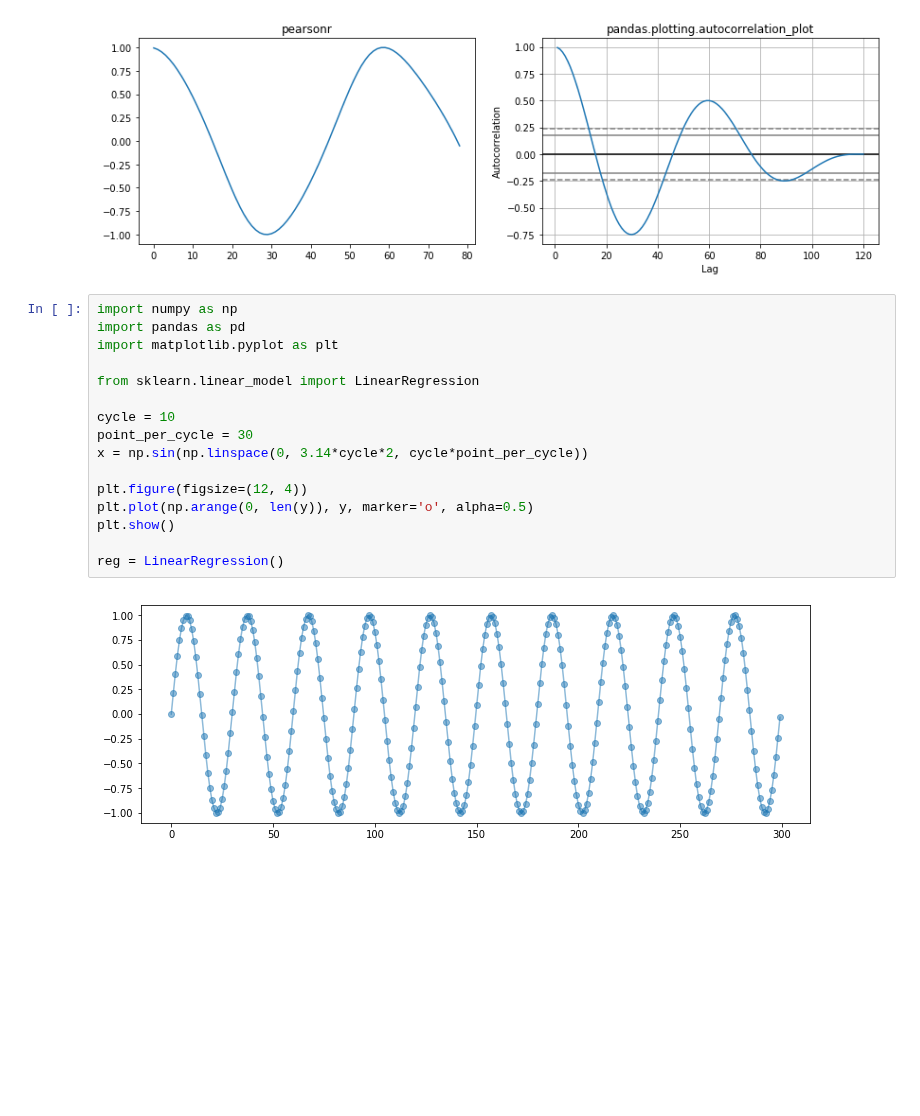
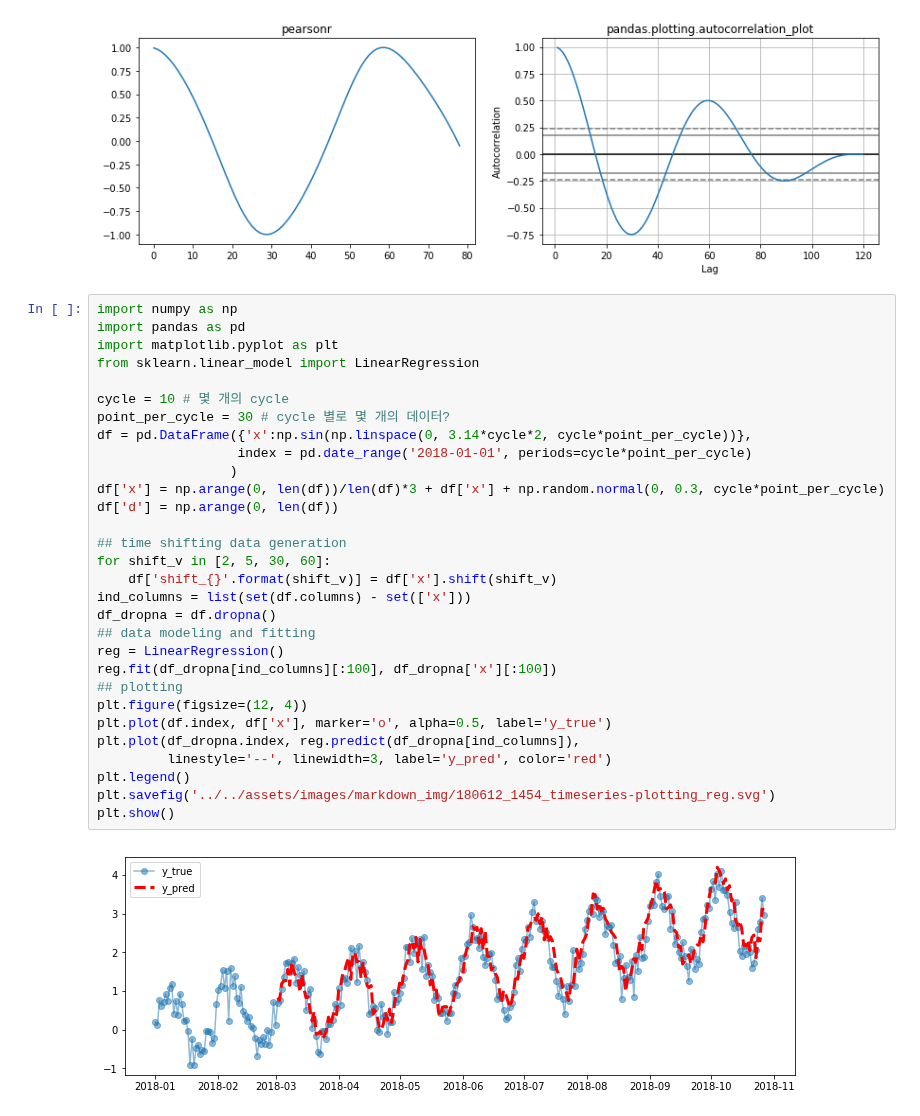
Before and after one commit to frhyme/frhyme.github.io, a Jupyter notebook: _posts/personal_ipynb/180601-random walk.ipynb, the cells around one changed output. Cells and saved outputs as stored; diff of their text form; blank space fills up the shorter version.

```diff
--- a/_posts/personal_ipynb/180601-random walk.ipynb
+++ b/_posts/personal_ipynb/180601-random walk.ipynb
@@ -67,21 +67,35 @@ plt.savefig('../../assets/images/markdown_img/180612_1322_autocorrelation_plot.s
 plt.show()
 # %% [output]
 [figure]
-# %%
-import numpy as np
-import pandas as pd
-import matplotlib.pyplot as plt
-
-from sklearn.linear_model import LinearRegression
-
-cycle = 10
-point_per_cycle = 30
-x = np.sin(np.linspace(0, 3.14*cycle*2, cycle*point_per_cycle))
-
-plt.figure(figsize=(12, 4))
-plt.plot(np.arange(0, len(y)), y, marker='o', alpha=0.5)
-plt.show()
-
-reg = LinearRegression()
-# %% [output]
-[figure, removed]
+# %%
+import numpy as np
+import pandas as pd
+import matplotlib.pyplot as plt
+from sklearn.linear_model import LinearRegression
+
+cycle = 10 # 몇 개의 cycle
+point_per_cycle = 30 # cycle 별로 몇 개의 데이터?
+df = pd.DataFrame({'x':np.sin(np.linspace(0, 3.14*cycle*2, cycle*point_per_cycle))},
+                  index = pd.date_range('2018-01-01', periods=cycle*point_per_cycle)
+                 )
+df['x'] = np.arange(0, len(df))/len(df)*3 + df['x'] + np.random.normal(0, 0.3, cycle*point_per_cycle)
+df['d'] = np.arange(0, len(df))
+
+## time shifting data generation
+for shift_v in [2, 5, 30, 60]:
+    df['shift_{}'.format(shift_v)] = df['x'].shift(shift_v)
+ind_columns = list(set(df.columns) - set(['x']))
+df_dropna = df.dropna()
+## data modeling and fitting
+reg = LinearRegression()
+reg.fit(df_dropna[ind_columns][:100], df_dropna['x'][:100])
+## plotting
+plt.figure(figsize=(12, 4))
+plt.plot(df.index, df['x'], marker='o', alpha=0.5, label='y_true')
+plt.plot(df_dropna.index, reg.predict(df_dropna[ind_columns]),
+         linestyle='--', linewidth=3, label='y_pred', color='red')
+plt.legend()
+plt.savefig('../../assets/images/markdown_img/180612_1454_timeseries-plotting_reg.svg')
+plt.show()
+# %% [output]
+[figure, added]
```
Also changed, not shown: parts of 1 cell of this notebook, 8 other files.
